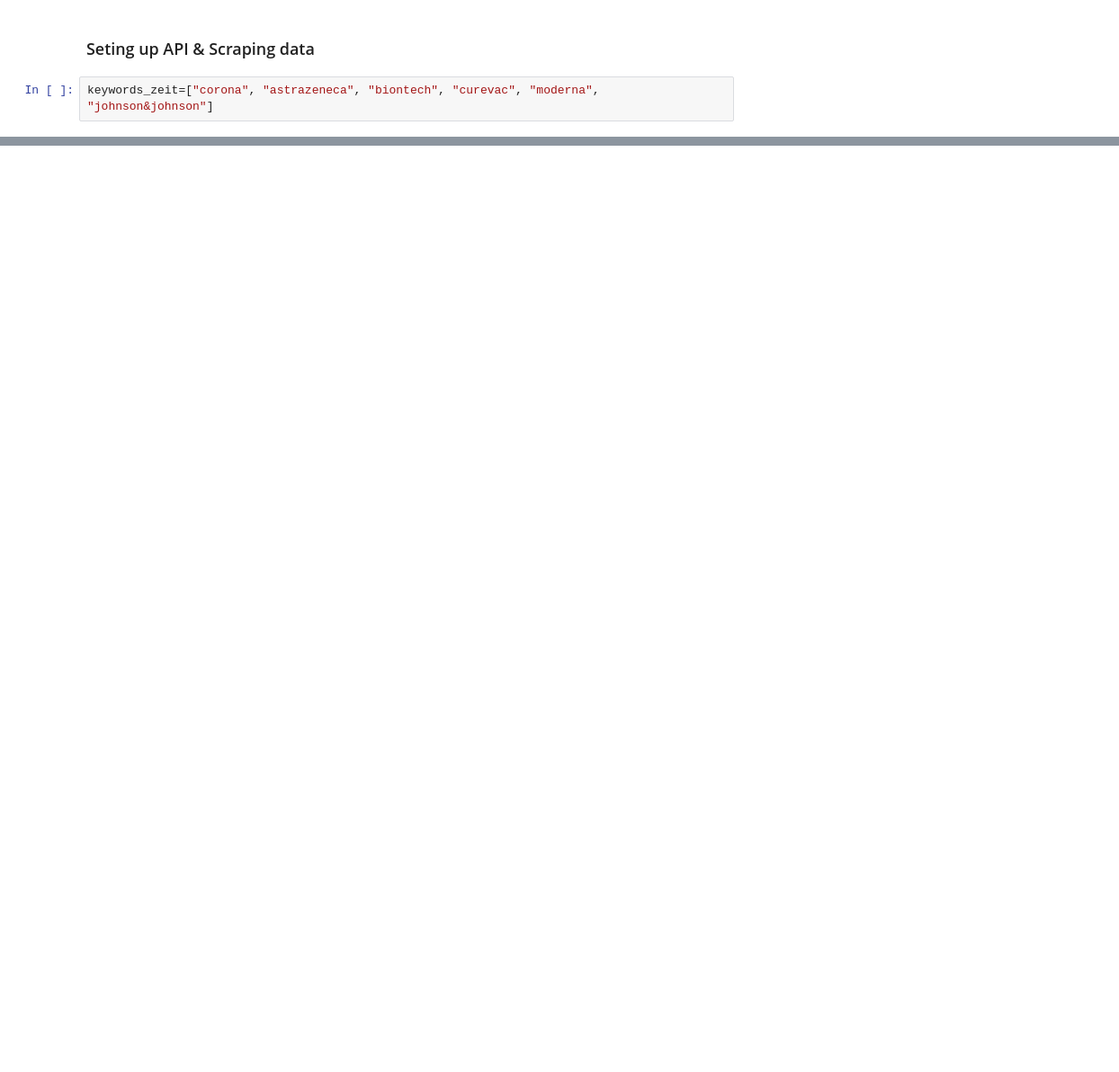
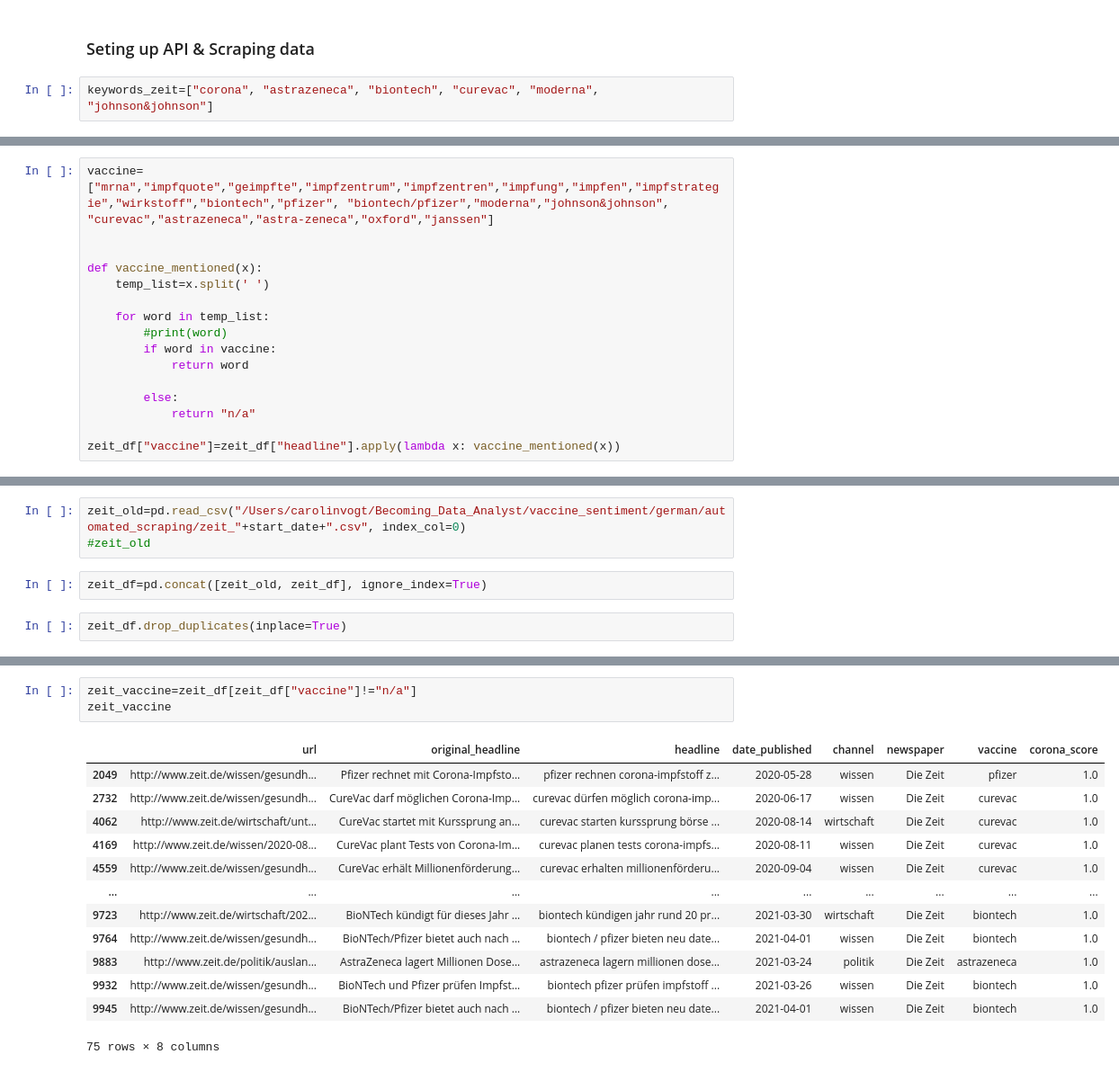
Before and after one commit to jw15667/vaccine_sentiment, a Jupyter notebook: german/Automated Web Scraping | DIE ZEIT.ipynb, the cells around one changed output, grey strips where cells are left out. Shown: that part at 90% size. Saved outputs shown, nothing was run; the diff lists cells and outputs as text; blank space fills up the shorter version.

Commit message:
Automated web scraping die zeit

```diff
--- a/german/Automated Web Scraping | DIE ZEIT.ipynb
+++ b/german/Automated Web Scraping | DIE ZEIT.ipynb
@@ -1150,0 +383,16 @@ Sucessfully saved
+# %%
+vaccine=["mrna","impfquote","geimpfte","impfzentrum","impfzentren","impfung","impfen","impfstrategie","wirkstoff","biontech","pfizer", "biontech/pfizer","moderna","johnson&johnson", "curevac","astrazeneca","astra-zeneca","oxford","janssen"]
+
+
+def vaccine_mentioned(x):
+    temp_list=x.split(' ')
+
+    for word in temp_list:
+        #print(word)
+        if word in vaccine:
+            return word
+
+        else:
+            return "n/a"
+
+zeit_df["vaccine"]=zeit_df["headline"].apply(lambda x: vaccine_mentioned(x))
@@ -1150,0 +419,7 @@ Sucessfully saved
+# %%
+zeit_old=pd.read_csv("/Users/carolinvogt/Becoming_Data_Analyst/vaccine_sentiment/german/automated_scraping/zeit_"+start_date+".csv", index_col=0)
+#zeit_old
+# %%
+zeit_df=pd.concat([zeit_old, zeit_df], ignore_index=True)
+# %%
+zeit_df.drop_duplicates(inplace=True)
@@ -1150,0 +437,17 @@ Sucessfully saved
+# %%
+zeit_vaccine=zeit_df[zeit_df["vaccine"]!="n/a"]
+zeit_vaccine
+# %% [output]
+|  | url | original_headline | headline | date_published | channel | newspaper | vaccine | corona_score |
+| 2049 | http://www.zeit.de/wissen/gesundh... | Pfizer rechnet mit Corona-Impfsto... | pfizer rechnen corona-impfstoff z... | 2020-05-28 | wissen | Die Zeit | pfizer | 1.0 |
+| 2732 | http://www.zeit.de/wissen/gesundh... | CureVac darf möglichen Corona-Imp... | curevac dürfen möglich corona-imp... | 2020-06-17 | wissen | Die Zeit | curevac | 1.0 |
+| 4062 | http://www.zeit.de/wirtschaft/unt... | CureVac startet mit Kurssprung an... | curevac starten kurssprung börse ... | 2020-08-14 | wirtschaft | Die Zeit | curevac | 1.0 |
+| 4169 | http://www.zeit.de/wissen/2020-08... | CureVac plant Tests von Corona-Im... | curevac planen tests corona-impfs... | 2020-08-11 | wissen | Die Zeit | curevac | 1.0 |
+| 4559 | http://www.zeit.de/wissen/gesundh... | CureVac erhält Millionenförderung... | curevac erhalten millionenförderu... | 2020-09-04 | wissen | Die Zeit | curevac | 1.0 |
+| ... | ... | ... | ... | ... | ... | ... | ... | ... |
+| 9723 | http://www.zeit.de/wirtschaft/202... | BioNTech kündigt für dieses Jahr ... | biontech kündigen jahr rund 20 pr... | 2021-03-30 | wirtschaft | Die Zeit | biontech | 1.0 |
+| 9764 | http://www.zeit.de/wissen/gesundh... | BioNTech/Pfizer bietet auch nach ... | biontech / pfizer bieten neu date... | 2021-04-01 | wissen | Die Zeit | biontech | 1.0 |
+| 9883 | http://www.zeit.de/politik/auslan... | AstraZeneca lagert Millionen Dose... | astrazeneca lagern millionen dose... | 2021-03-24 | politik | Die Zeit | astrazeneca | 1.0 |
+| 9932 | http://www.zeit.de/wissen/gesundh... | BioNTech und Pfizer prüfen Impfst... | biontech pfizer prüfen impfstoff ... | 2021-03-26 | wissen | Die Zeit | biontech | 1.0 |
+| 9945 | http://www.zeit.de/wissen/gesundh... | BioNTech/Pfizer bietet auch nach ... | biontech / pfizer bieten neu date... | 2021-04-01 | wissen | Die Zeit | biontech | 1.0 |
+75 rows × 8 columns
```
Also changed, not shown: parts of 98 cells of this notebook, 5 other files.
